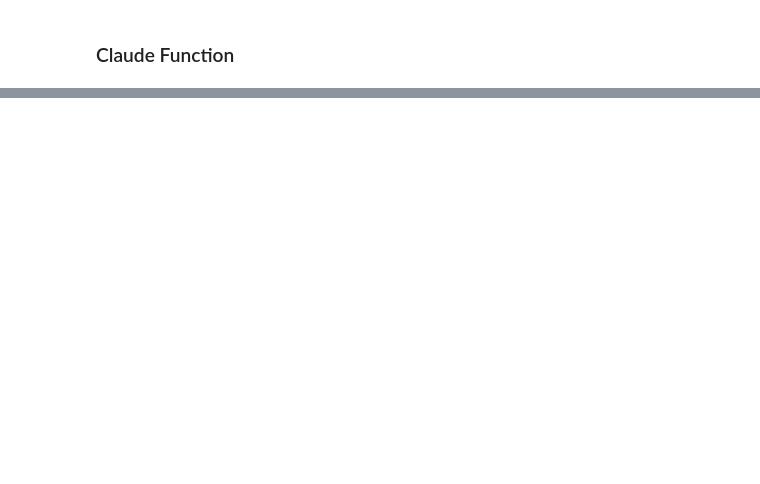
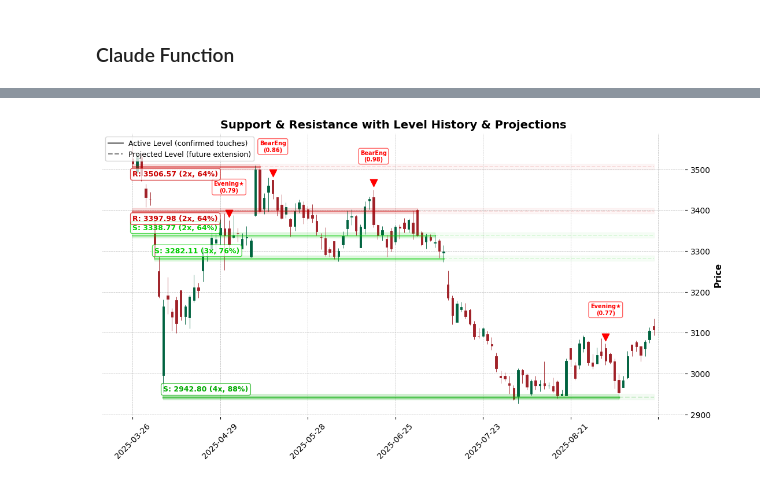
Before and after one commit to iamtatha/BruteQuantLabs, a Jupyter notebook: analysis_scripts/support_resistance.ipynb, the cells around one changed output, grey strips where cells are left out. Cells and saved outputs as stored; diff of their text form; code cells hidden in the pictures; blank space fills up the shorter version.

```diff
--- a/analysis_scripts/support_resistance.ipynb
+++ b/analysis_scripts/support_resistance.ipynb
@@ -134,0 +178,7 @@ support
+# %%
+_fig, _axlist = plot_valid_signals(
+    candle_df, conf_threshold=0.5, fig=None, axlist=None
+)
+fig, axlist = plot_support_resistance_enhanced(_df, support, resistance, fig=_fig, axlist=_axlist)
+# %% [output]
+[figure, added]
```
Also changed, not shown: parts of 10 cells of this notebook, 24 other files.
